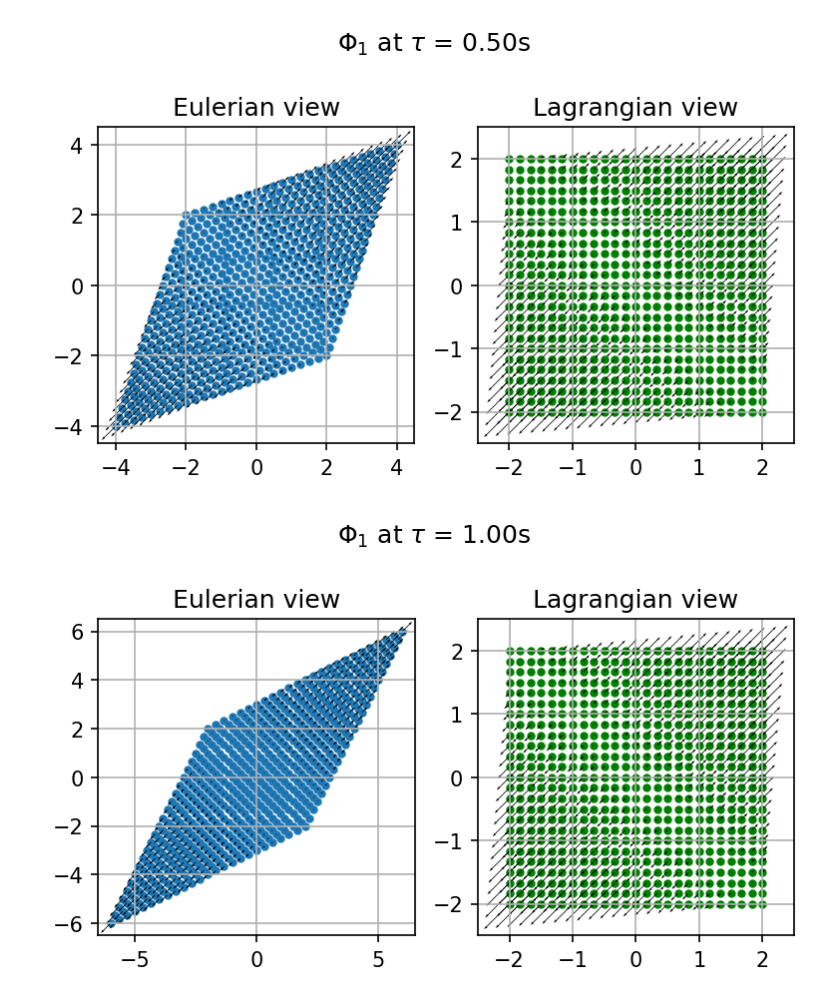
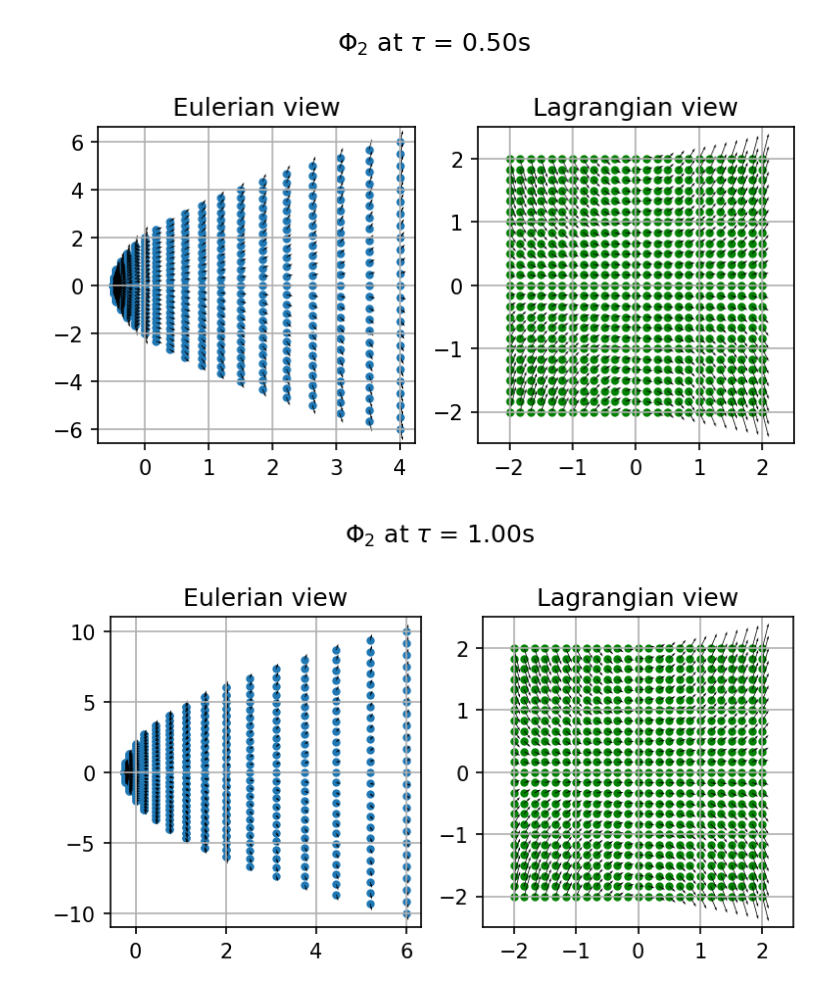
Before and after one commit to MattB2025/2025-Fall-ME590, a Jupyter notebook: Brody, Matthew ME590 Project 1.ipynb, the cells around one changed output. Drawn from its saved outputs; the diff is of its cells as text; code cells hidden in the pictures.

```diff
--- a/Brody, Matthew ME590 Project 1.ipynb
+++ b/Brody, Matthew ME590 Project 1.ipynb
@@ -53,10 +53,10 @@ def Phi(tau, X1, X2, a, b, c, d):
     # Phi_2 = C_3 X_1 + C_4 X_2
 
     # from the problem parameters, we calculate the coefficients
-    C1 = 1.0 + a * tau
-    C2 = b * tau
-    C3 = c * tau
-    C4 = 1.0 + d * tau
+    C1 = a + b*tau*X1
+    C2 = 0
+    C3 = d*tau*X2
+    C4 = c + d*tau*X1
 
     Phi1 = C1 * X1 + C2 * X2
     Phi2 = C3 * X1 + C4 * X2
@@ -69,8 +69,8 @@ def Phi(tau, X1, X2, a, b, c, d):
 def V(tau, X1, X2, a, b, c, d):
     # V is the derivative of the Lagrangian position field
 
-    V1 = a * X1 + b * X2
-    V2 = c * X1 + d * X2
+    V1 = b**X1
+    V2 = d*X1*X2
 
     # row vector, transformed to column vector syntax
     V_vector = np.array([V1, V2]).T
@@ -84,10 +84,10 @@ def calculate_deformation_gradient(tau, X1, X2, a, b, c, d):
     # which takes the position field vector, Phi_1, Phi_2
     # and turns it into a tensor
 
-    d11 = 1 + a * tau
-    d12 = b * tau
-    d21 = c * tau
-    d22 = 1 + d * tau
+    d11 = a + 2*b*tau*X1
+    d12 = np.zeros((25,25))
+    d21 = d*tau*X2
+    d22 = c + d*tau*X1
 
     deformation_gradient = np.array(
         [   [d11, d12],
@@ -105,7 +105,7 @@ def calculate_jacobian(deformation_gradient):
     d21 = deformation_gradient[1,0]
     d22 = deformation_gradient[1,1]
     # straight forward calculation of a 2D Jacobian determinant
-    J = d11*d22 - d12 * d21
+    J = d11*d22 - d12*d21
     return J
 
 # -- notes:
@@ -197,16 +197,18 @@ for tau in T:
 
     # set up figure, and turn grid on
     fig, axs = plt.subplots(1,2, dpi=150, figsize=[6,3.5])
-    fig.suptitle(f'$\\Phi_1$ at $\\tau$ = {tau:2.2f}s ')
+    fig.suptitle(f'$\\Phi_2$ at $\\tau$ = {tau:2.2f}s ')
     ax = axs[0]; ax.set_title('Eulerian view')
     ax.grid(True)
 
     # fix the observer, in space to always be looking at the region
     # centered at origin
-    bound = np.abs(np.max(Phi_vector[:,:,0])) + 0.5
-    ax.set_xlim([-bound,bound])
-    ax.set_ylim([-bound,bound])
-    ax.set_aspect('equal')
+    # boundx2 = np.abs(np.max(Phi_vector[:,:,0])) *1.25; boundx1 = (np.abs(np.min(Phi_vector[:,:,0])) + 0.5)*(1+0.25*tau)
+    # boundy = np.abs(np.max(Phi_vector[:,:,1])) *1.25
+    # ax.set_xlim([-boundx1,boundx2])
+    # ax.set_ylim([-boundy,boundy])
+    ax.relim(); ax.autoscale()
+    ax.set_box_aspect(1)
 
     # plot initial Lagrangian points
     ax.scatter(Phi_vector[:,:, 0], Phi_vector[:,:, 1], marker='.')
@@ -230,7 +232,7 @@ for tau in T:
     vector_plot = ax.quiver(X1M, X2M, V_vector[:,:, 0], V_vector[:,:, 1], scale_units='xy', scale=10)#, width=0.0025)
 
     # save figure using f-string formatting, with tau variable
-    figure_name = f'Phi_1_at_tau_{tau:2.2f}.png'
+    figure_name = f'Phi_2_at_tau_{tau:2.2f}.png'
     plt.savefig(figure_name)
     plt.show()
 # %% [output]
@@ -240,2 +242,2 @@ for tau in T:
-[figure, old version]
+[figure, new version]
-[figure, old version]
+[figure, new version]
```
Also changed, not shown: parts of 1 cell of this notebook, 7 other files.
